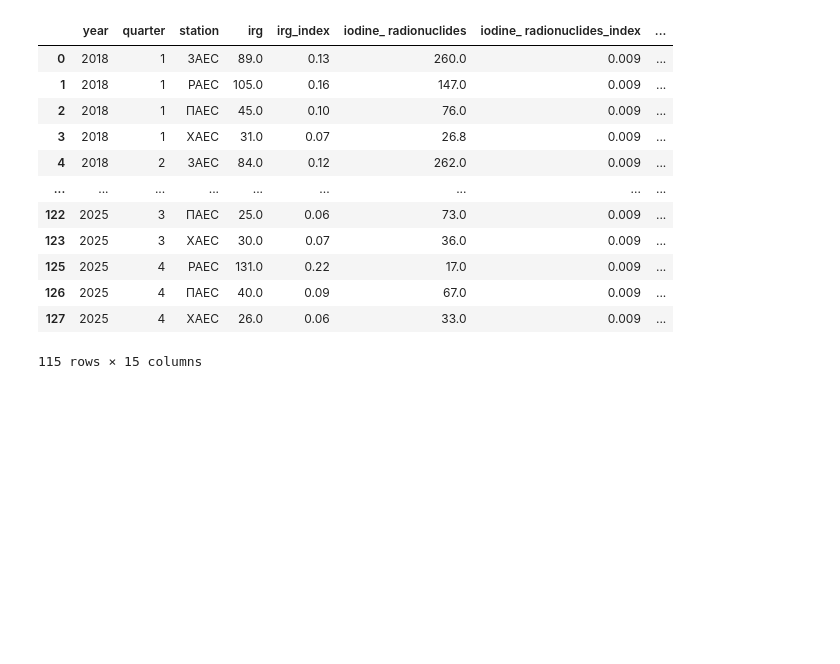
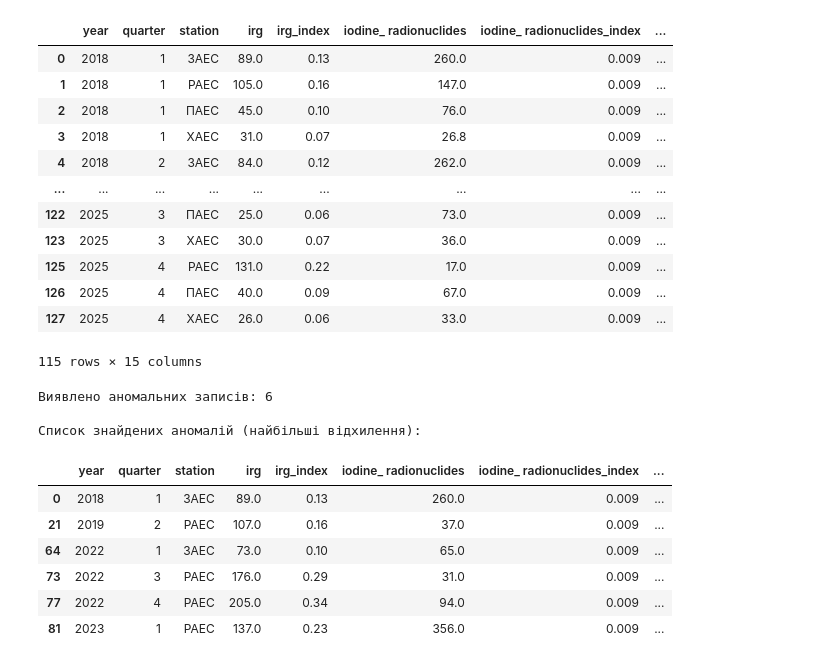
Before and after one commit to yanavyklyuk/open-data-ai-analytics, a Jupyter notebook: notebooks/eda.ipynb, the cells around one changed output. Drawn from its saved outputs; the diff is of its cells as text; code cells hidden in the pictures; blank space fills up the shorter version.

```diff
--- a/notebooks/eda.ipynb
+++ b/notebooks/eda.ipynb
@@ -151,0 +198,20 @@ df
+# %%
+df['anomaly_label'] = anomalies
+total_anomalies = len(df[df['anomaly_label'] == -1])
+
+print(f"Виявлено аномальних записів: {total_anomalies}")
+
+if total_anomalies > 0:
+    print("\nСписок знайдених аномалій (найбільші відхилення):")
+    display(df[df['anomaly_label'] == -1].head(10))
+# %% [output]
+Виявлено аномальних записів: 6
+
+Список знайдених аномалій (найбільші відхилення):
+|  | year | quarter | station | irg | irg_index | iodine_ radionuclides | iodine_ radionuclides_index | ... |
+| 0 | 2018 | 1 | ЗАЕС | 89.0 | 0.13 | 260.0 | 0.009 | ... |
+| 21 | 2019 | 2 | РАЕС | 107.0 | 0.16 | 37.0 | 0.009 | ... |
+| 64 | 2022 | 1 | ЗАЕС | 73.0 | 0.10 | 65.0 | 0.009 | ... |
+| 73 | 2022 | 3 | РАЕС | 176.0 | 0.29 | 31.0 | 0.009 | ... |
+| 77 | 2022 | 4 | РАЕС | 205.0 | 0.34 | 94.0 | 0.009 | ... |
+| 81 | 2023 | 1 | РАЕС | 137.0 | 0.23 | 356.0 | 0.009 | ... |
```
Also changed, not shown: parts of 7 cells of this notebook, 1 other file.
